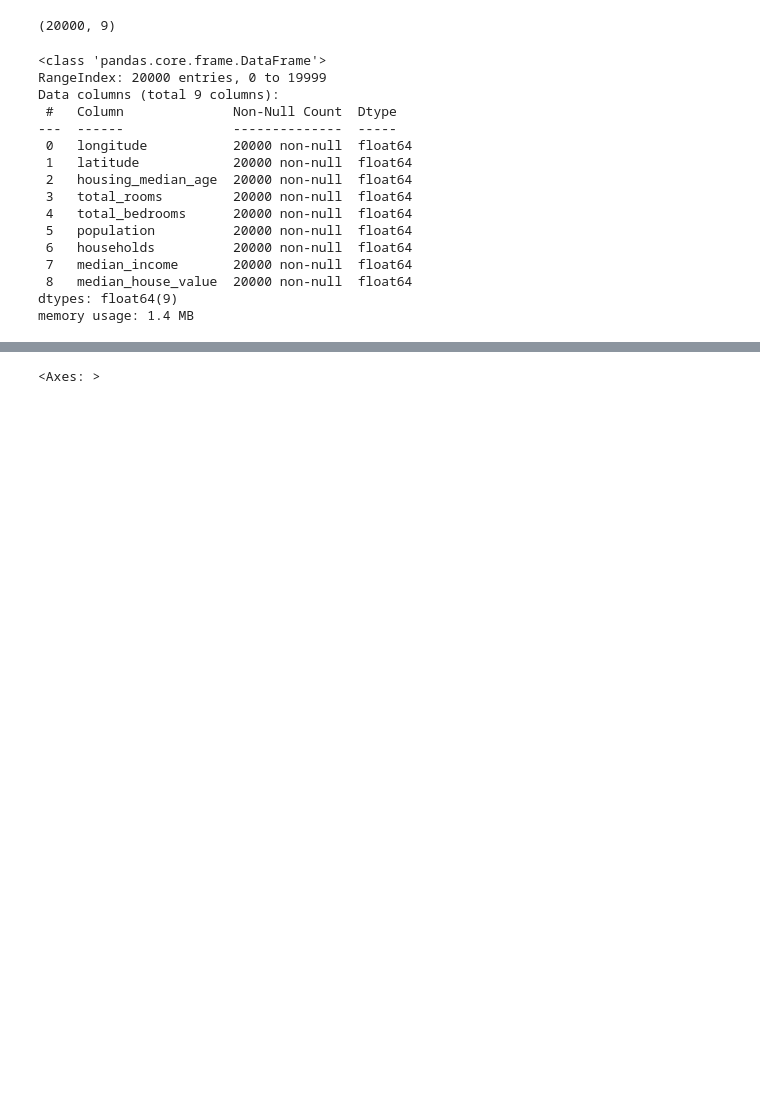
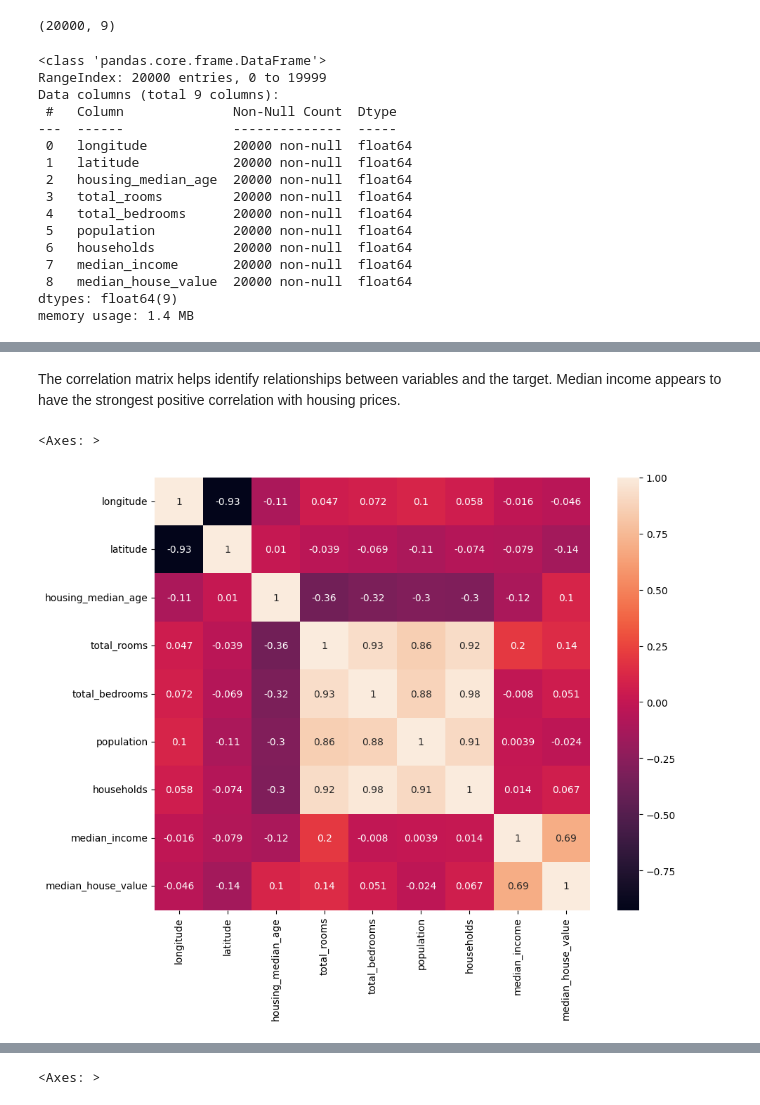
Before and after one commit to paddy960609/calicalifornia-housing-prediction, a Jupyter notebook: housingprice.ipynb, the cells around one changed output, grey strips where cells are left out. Drawn from its saved outputs; the diff is of its cells as text; code cells hidden in the pictures; blank space fills up the shorter version.

```diff
--- a/housingprice.ipynb
+++ b/housingprice.ipynb
@@ -89,0 +98,11 @@ combined_df.dropna(inplace=True)
+# %% [markdown]
+The correlation matrix helps identify relationships between variables and the target. Median income appears to have the strongest positive correlation with housing prices.
+# %%
+# Correlation heatmap
+
+
+plt.figure(figsize=(10,8))
+sns.heatmap(combined_df.corr(), annot=True)
+# %% [output]
+<Axes: >
+[figure, added]
```
Also changed, not shown: parts of 30 cells of this notebook.
